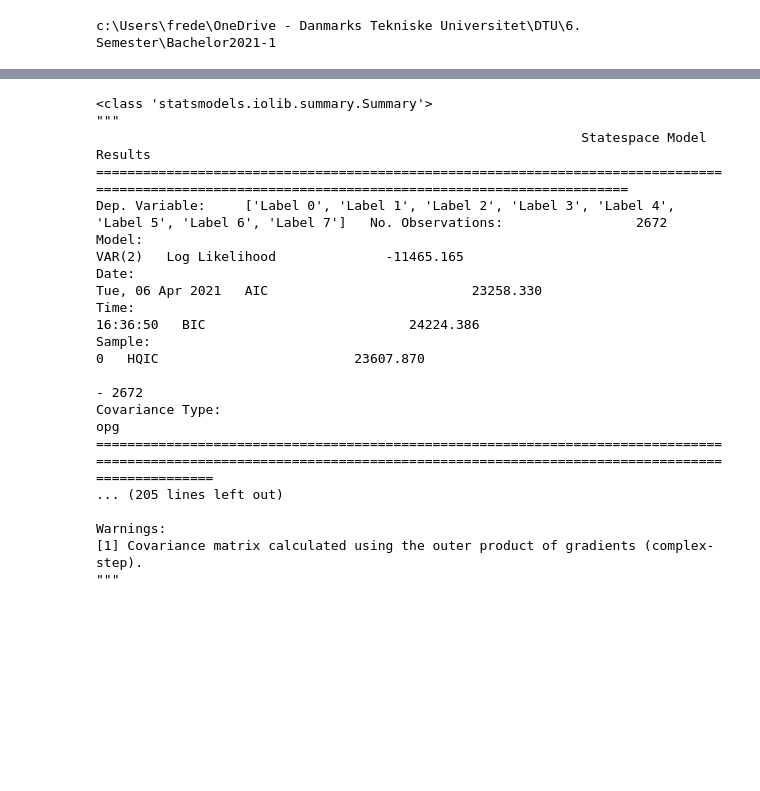
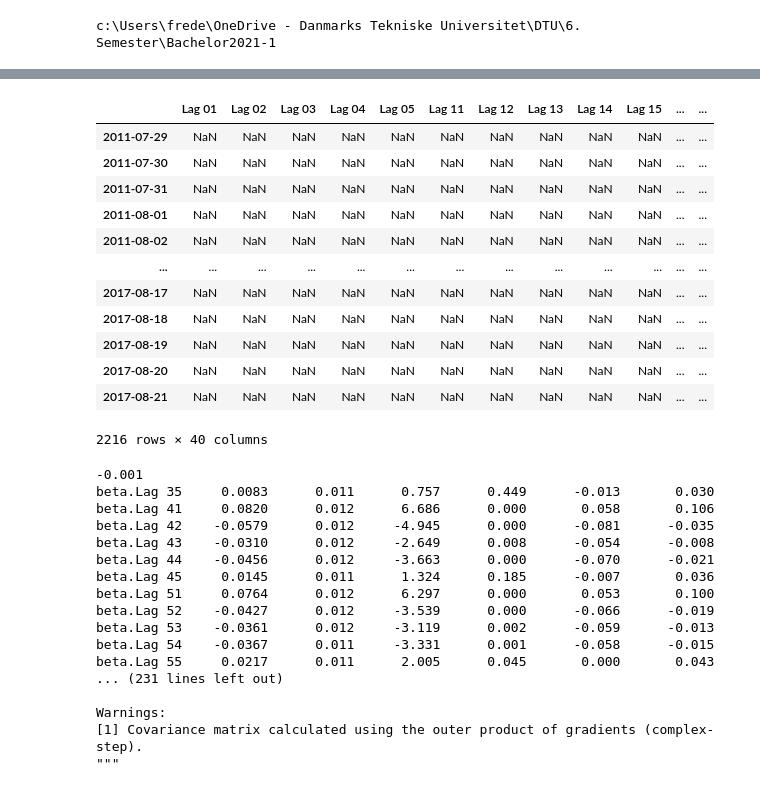
Before and after one commit to Jungar111/Bachelor2021, a Jupyter notebook: Modelling/Varmax.ipynb, the cells around one changed output, grey strips where cells are left out. Drawn from its saved outputs; the diff is of its cells as text; code cells hidden in the pictures; blank space fills up the shorter version.

```diff
--- a/Modelling/Varmax.ipynb
+++ b/Modelling/Varmax.ipynb
@@ -25,0 +49,9 @@ def smape(A, F):
+# %%
+df = df.set_index("Start Date")
+df.index = df.index.to_period("D")
+# %%
+idx = pd.period_range(df.index.min(),df.index.max())
+for i in range(8):
+    dat = df[df["Label"]==float(i)].reindex(idx, fill_value=0)
+    dat.Label = float(i)
+    df2 = df2.append(dat)
@@ -25,0 +60,3 @@ def smape(A, F):
+# %%
+df2 = df2.sort_index()
+df2["Start Date"] = df2.index
@@ -134,0 +279,15 @@ res
+# %%
+#exog = pd.DataFrame(columns=["Label 0","Label 1","Label 2","Label 3","Label 4","Label 5","Label 6","Label 7"])
+exog = {"Label 0":pd.DataFrame(),"Label 1":pd.DataFrame(),"Label 2":pd.DataFrame(),"Label 3":pd.DataFrame(),"Label 4":pd.DataFrame(),"Label 5":pd.DataFrame(),"Label 6":pd.DataFrame(),"Label 7":pd.DataFrame()}
+exog_v = {"Label 0":pd.DataFrame(),"Label 1":pd.DataFrame(),"Label 2":pd.DataFrame(),"Label 3":pd.DataFrame(),"Label 4":pd.DataFrame(),"Label 5":pd.DataFrame(),"Label 6":pd.DataFrame(),"Label 7":pd.DataFrame()}
+
+for label in range(8):
+    X_lags = pd.DataFrame(columns=["Lag 1", "Lag 2", "Lag 3", "Lag 4", "Lag 5"])
+    X_lags_val = pd.DataFrame(columns=["Lag 1", "Lag 2", "Lag 3", "Lag 4", "Lag 5"])
+    for lag in range(1,6):
+        X_lags[f"Lag {lag}"] = (X_train[f"Energy (kWh)_lag{lag}"][X_train["Label"]==float(label)])
+        X_lags_val[f"Lag {lag}"] = (X_val[f"Energy (kWh)_lag{lag}"][X_val["Label"]==float(label)])
+    exog[f"Label {label}"] = X_lags
+    exog_v[f"Label {label}"] = X_lags_val
+#[X_train[X_train["Label"]==0.0],X_train[X_train["Label"]==1.0],X_train[X_train["Label"]==2.0],X_train[X_train["Label"]==3.0],X_train[X_train["Label"]==4.0],X_train[X_train["Label"]==5.0],X_train[X_train["Label"]==6.0],X_train[X_train["Label"]==7.0]]
+exog_v
@@ -134,0 +330,10 @@ res
+# %%
+exog_train = pd.DataFrame(columns=["Lag 01","Lag 02","Lag 03","Lag 04","Lag 05","Lag 11","Lag 12","Lag 13","Lag 14","Lag 15","Lag 21","Lag 22","Lag 23","Lag 24","Lag 25","Lag 31","Lag 32","Lag 33","Lag 34","Lag 35","Lag 41","Lag 42","Lag 43","Lag 44","Lag 45","Lag 51","Lag 52","Lag 53","Lag 54","Lag 55","Lag 61","Lag 62","Lag 63","Lag 64","Lag 65","Lag 71","Lag 72","Lag 73","Lag 74","Lag 75"])
+exog_val = exog_train
+for label in range(8):
+    for lag in range(1,6):
+        exog_train[f"Lag {label}{lag}"] = exog[f"Label {label}"][f"Lag {lag}"]
+        exog_val[f"Lag {label}{lag}"] = exog_v[f"Label {label}"][f"Lag {lag}"]
+
+exog_train
+# %% [output]
@@ -135,21 +341,34 @@ res
+|  | Lag 01 | Lag 02 | Lag 03 | Lag 04 | Lag 05 | Lag 11 | Lag 12 | Lag 13 | Lag 14 | Lag 15 | ... | ... |
+| 2011-07-29 | NaN | NaN | NaN | NaN | NaN | NaN | NaN | NaN | NaN | NaN | ... | ... |
+| 2011-07-30 | NaN | NaN | NaN | NaN | NaN | NaN | NaN | NaN | NaN | NaN | ... | ... |
+| 2011-07-31 | NaN | NaN | NaN | NaN | NaN | NaN | NaN | NaN | NaN | NaN | ... | ... |
+| 2011-08-01 | NaN | NaN | NaN | NaN | NaN | NaN | NaN | NaN | NaN | NaN | ... | ... |
+| 2011-08-02 | NaN | NaN | NaN | NaN | NaN | NaN | NaN | NaN | NaN | NaN | ... | ... |
+| ... | ... | ... | ... | ... | ... | ... | ... | ... | ... | ... | ... | ... |
+| 2017-08-17 | NaN | NaN | NaN | NaN | NaN | NaN | NaN | NaN | NaN | NaN | ... | ... |
+| 2017-08-18 | NaN | NaN | NaN | NaN | NaN | NaN | NaN | NaN | NaN | NaN | ... | ... |
+| 2017-08-19 | NaN | NaN | NaN | NaN | NaN | NaN | NaN | NaN | NaN | NaN | ... | ... |
+| 2017-08-20 | NaN | NaN | NaN | NaN | NaN | NaN | NaN | NaN | NaN | NaN | ... | ... |
+| 2017-08-21 | NaN | NaN | NaN | NaN | NaN | NaN | NaN | NaN | NaN | NaN | ... | ... |
+2216 rows × 40 columns
 # %%
-mod = VARMAX(res,exog= order=(2,0), trend='n')
+mod = VARMAX(y_cols,exog=exog_train,order=(2,0), trend='n')
 mod_fit = mod.fit()
 mod_fit.summary()
 # %% [output]
-<class 'statsmodels.iolib.summary.Summary'>
-"""
-                                                              Statespace Model Results
-====================================================================================================================================================
-Dep. Variable:     ['Label 0', 'Label 1', 'Label 2', 'Label 3', 'Label 4', 'Label 5', 'Label 6', 'Label 7']   No. Observations:                 2672
-Model:                                                                                               VAR(2)   Log Likelihood              -11465.165
-Date:                                                                                      Tue, 06 Apr 2021   AIC                          23258.330
-Time:                                                                                              16:36:50   BIC                          24224.386
-Sample:                                                                                                   0   HQIC                         23607.870
-                                                                                                     - 2672
-Covariance Type:                                                                                        opg
-===============================================================================================================================================================================
-... (205 lines left out)
+-0.001
+beta.Lag 35     0.0083      0.011      0.757      0.449      -0.013       0.030
+beta.Lag 41     0.0820      0.012      6.686      0.000       0.058       0.106
+beta.Lag 42    -0.0579      0.012     -4.945      0.000      -0.081      -0.035
+beta.Lag 43    -0.0310      0.012     -2.649      0.008      -0.054      -0.008
+beta.Lag 44    -0.0456      0.012     -3.663      0.000      -0.070      -0.021
+beta.Lag 45     0.0145      0.011      1.324      0.185      -0.007       0.036
+beta.Lag 51     0.0764      0.012      6.297      0.000       0.053       0.100
+beta.Lag 52    -0.0427      0.012     -3.539      0.000      -0.066      -0.019
+beta.Lag 53    -0.0361      0.012     -3.119      0.002      -0.059      -0.013
+beta.Lag 54    -0.0367      0.011     -3.331      0.001      -0.058      -0.015
+beta.Lag 55     0.0217      0.011      2.005      0.045       0.000       0.043
+... (231 lines left out)
 
 Warnings:
 [1] Covariance matrix calculated using the outer product of gradients (complex-step).
```
Also changed, not shown: parts of 19 cells of this notebook.
